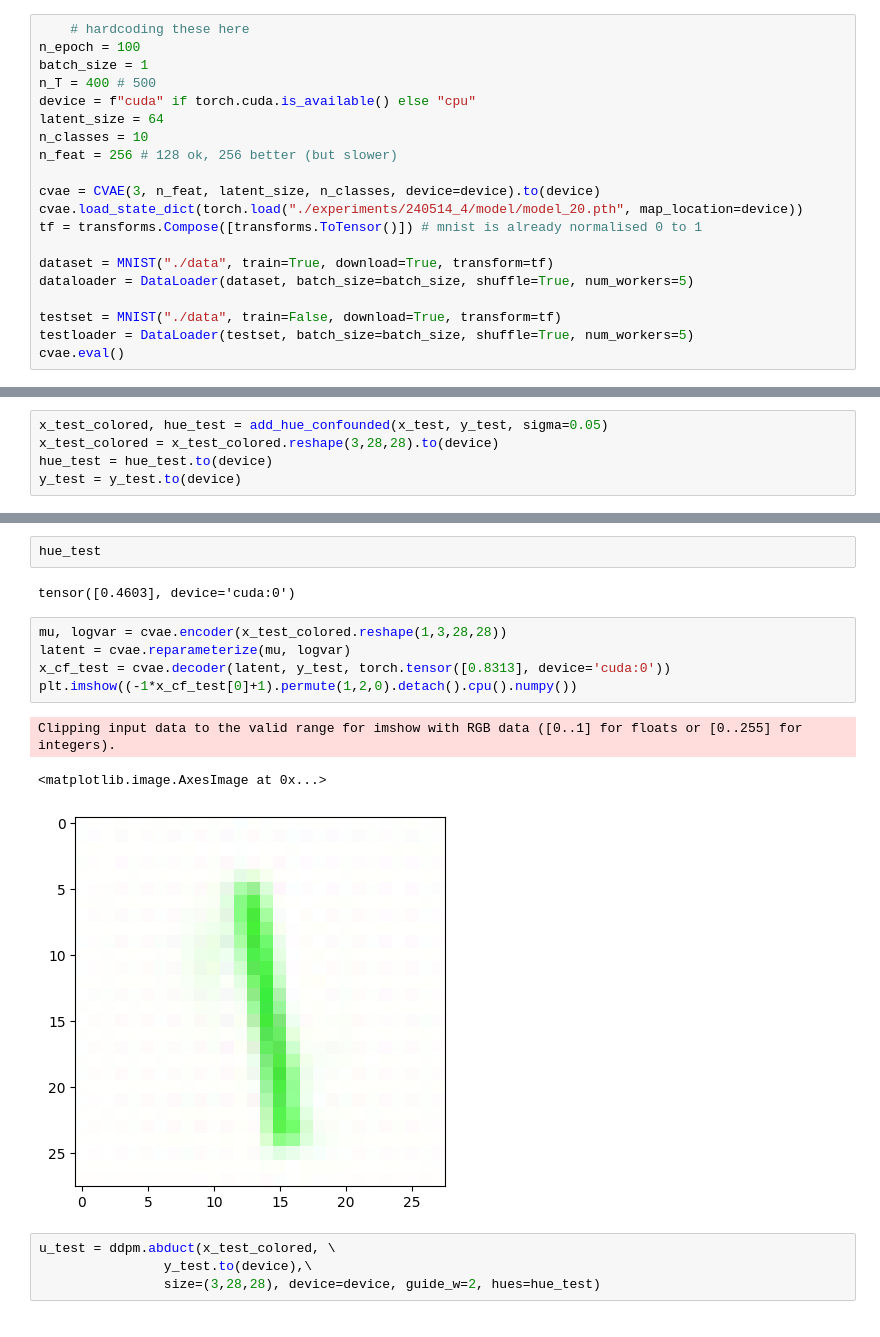
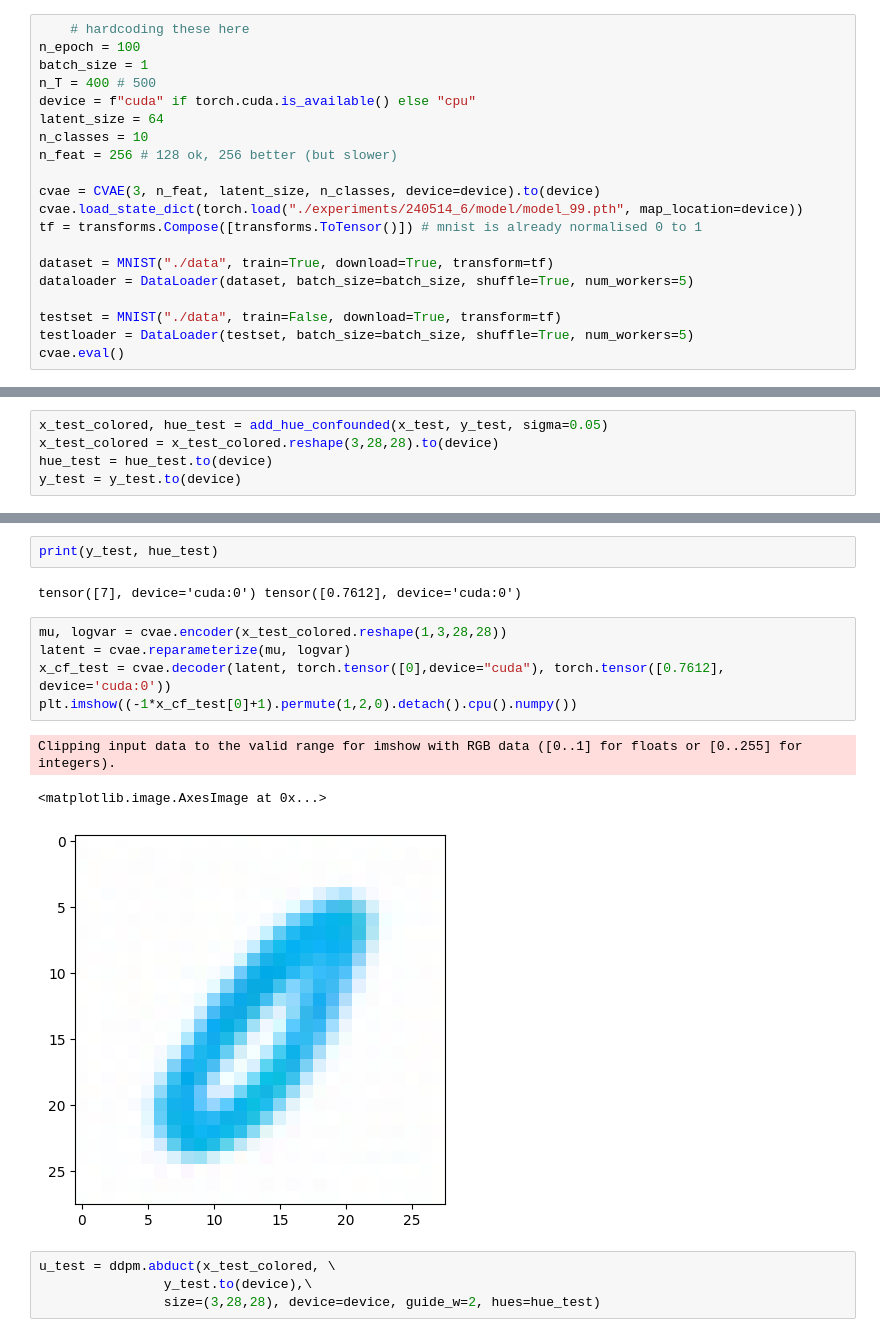
Before and after one commit to echeloni11/Diff_ColorMNIST, a Jupyter notebook: explore.ipynb, the cells around one changed output, grey strips where cells are left out. Saved outputs shown, nothing was run; the diff lists cells and outputs as text.

```diff
--- a/explore.ipynb
+++ b/explore.ipynb
@@ -24,7 +24,7 @@ n_classes = 10
 n_feat = 256 # 128 ok, 256 better (but slower)
 
 cvae = CVAE(3, n_feat, latent_size, n_classes, device=device).to(device)
-cvae.load_state_dict(torch.load("./experiments/240514_4/model/model_20.pth", map_location=device))
+cvae.load_state_dict(torch.load("./experiments/240514_6/model/model_99.pth", map_location=device))
 tf = transforms.Compose([transforms.ToTensor()]) # mnist is already normalised 0 to 1
 
 dataset = MNIST("./data", train=True, download=True, transform=tf)
@@ -251,16 +251,16 @@ plt.imshow((1-x_test_colored).permute(1,2,0).detach().cpu().numpy())
-# %%
-hue_test
-# %% [output]
-tensor([0.4603], device='cuda:0')
+# %%
+print(y_test, hue_test)
+# %% [output]
+tensor([7], device='cuda:0') tensor([0.7612], device='cuda:0')
 # %%
 mu, logvar = cvae.encoder(x_test_colored.reshape(1,3,28,28))
 latent = cvae.reparameterize(mu, logvar)
-x_cf_test = cvae.decoder(latent, y_test, torch.tensor([0.8313], device='cuda:0'))
+x_cf_test = cvae.decoder(latent, torch.tensor([0],device="cuda"), torch.tensor([0.7612], device='cuda:0'))
 plt.imshow((-1*x_cf_test[0]+1).permute(1,2,0).detach().cpu().numpy())
 # %% [output]
 Clipping input data to the valid range for imshow with RGB data ([0..1] for floats or [0..255] for integers).
 <matplotlib.image.AxesImage at 0x...>
-[figure, old version]
+[figure, new version]
 # %%
 u_test = ddpm.abduct(x_test_colored, \
                 y_test.to(device),\
```
Also changed, not shown: parts of 1 cell of this notebook, 2 other files.
